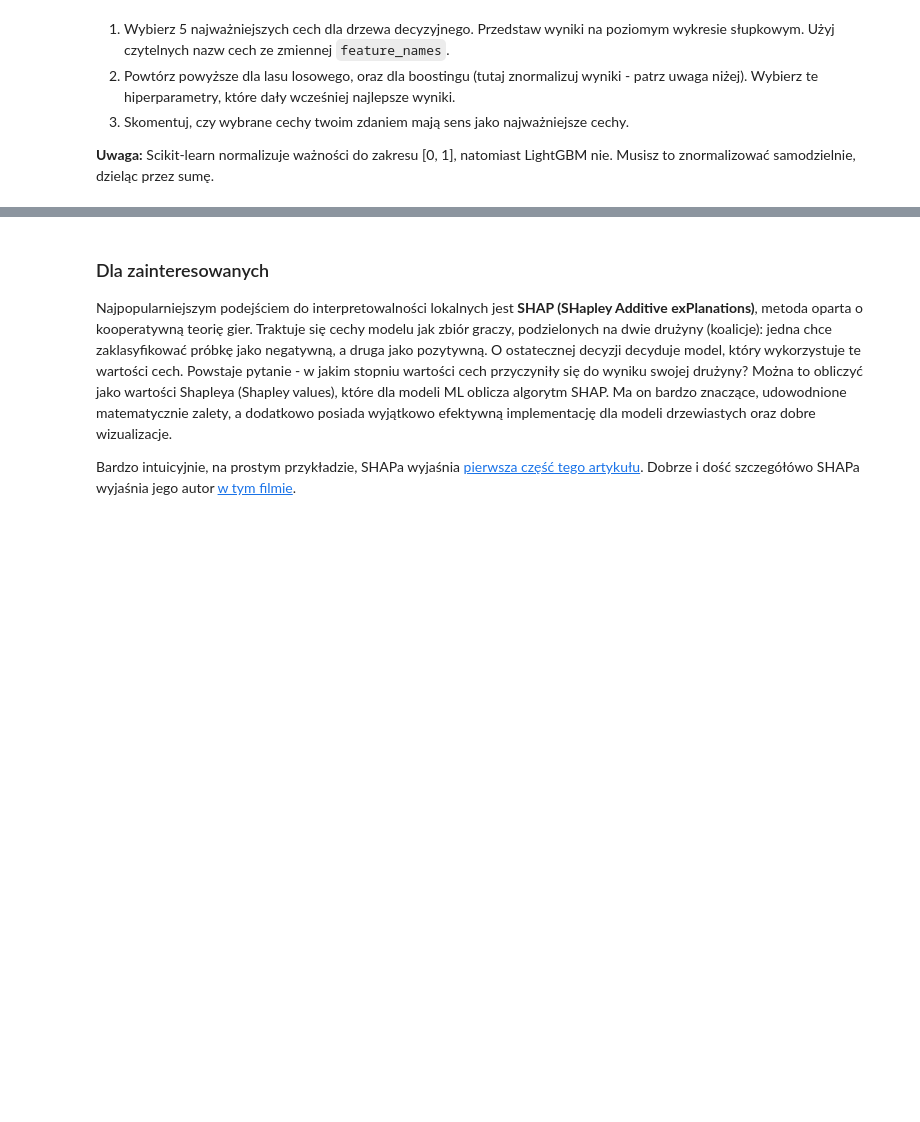
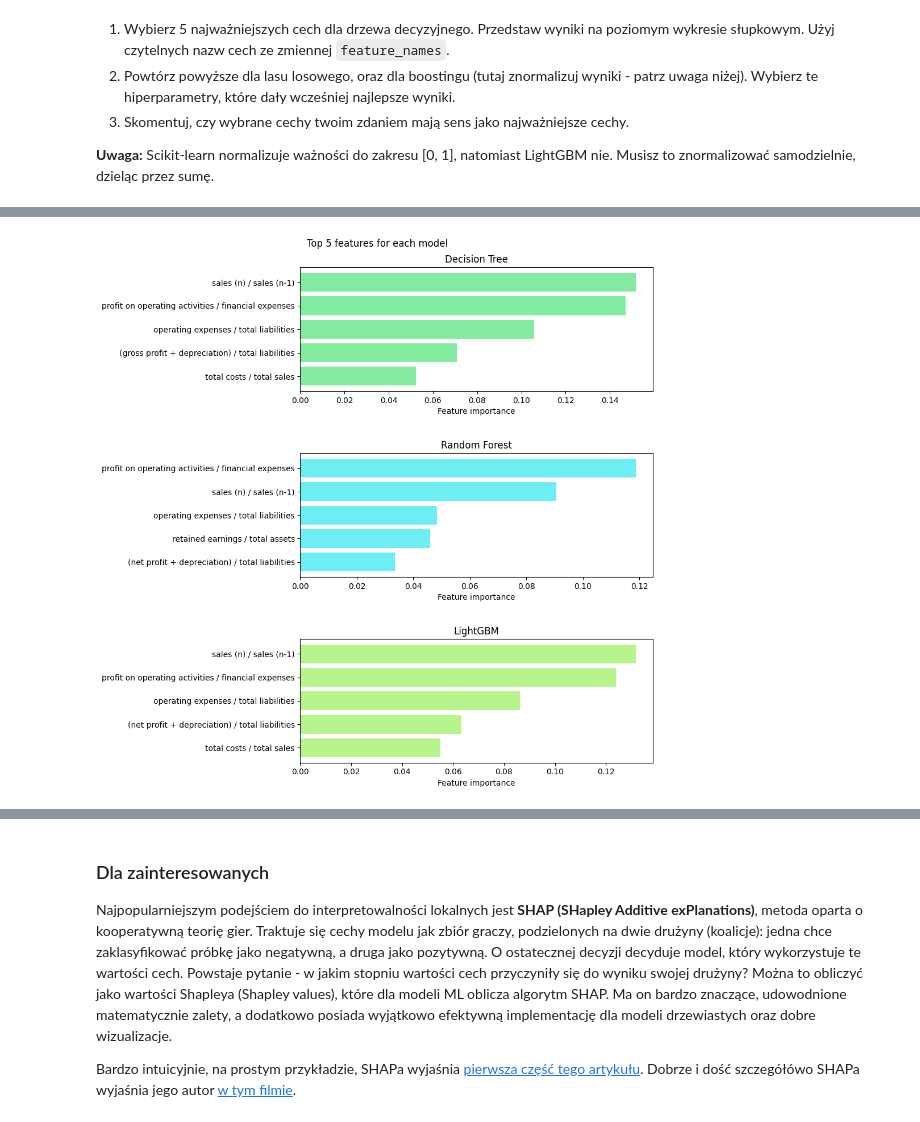
Before and after one commit to lkwinta/AI-Introduction, a Jupyter notebook: lab2/lab_2.ipynb, the cells around one changed output, grey strips where cells are left out. Cells and saved outputs as stored; diff of their text form; code cells hidden in the pictures; blank space fills up the shorter version.

```diff
--- a/lab2/lab_2.ipynb
+++ b/lab2/lab_2.ipynb
@@ -379,3 +396,5 @@ results.best_params_
+# %%
+random_forest_best_params = results.best_params_
 # %%
 auroc = roc_auc_score(y_test, results.predict_proba(X_test)[:, 1])
 auroc
@@ -525,3 +544,7 @@ weighted avg       0.97      0.97      0.97      2101
 
 Best parameters
 {'subsample': 0.9, 'num_leaves': 48, 'n_estimators': 500, 'learning_rate': 0.2, 'colsample_bytree': 0.8}
+# %%
+lightgbm_best_params = results.best_params_
+
+auroc
@@ -578,0 +600,9 @@ Ze względu na powyższe, ważności cech normalizuje się często do zakresu [0
+# %%
+random_tree = DecisionTreeClassifier(random_state=0, criterion='entropy')
+random_tree = random_tree.fit(X_train_res, y_train_res)
+
+random_forest = RandomForestClassifier(random_state=0, criterion='entropy', n_estimators=500, n_jobs=-1, max_features=random_forest_best_params['max_features'])
+random_forest = random_forest.fit(X_train_res, y_train_res)
+
+lightgbm = LGBMClassifier(random_state=0, n_jobs=-1, importance_type='gain', **lightgbm_best_params)
+lightgbm = lightgbm.fit(X_train_res, y_train_res)
@@ -578,0 +627,26 @@ Ze względu na powyższe, ważności cech normalizuje się często do zakresu [0
+# %%
+top_features_tree = np.argpartition(random_tree.feature_importances_, -5)[-5:]
+top_features_forest = np.argpartition(random_forest.feature_importances_, -5)[-5:]
+
+lightgbm_importance = lightgbm.feature_importances_
+lightgbm_importance = lightgbm_importance / lightgbm_importance.sum()
+top_features_lightgbm = np.argpartition(lightgbm_importance, -5)[-5:]
+
+fig, (ax1, ax2, ax3) = plt.subplots(3, 1, figsize=(10, 10))
+ax1.barh(np.array(feature_names)[top_features_tree], random_tree.feature_importances_[top_features_tree], color='#83eb9f')
+ax1.set_title("Decision Tree")
+ax1.set_xlabel("Feature importance")
+
+ax2.barh(np.array(feature_names)[top_features_forest], random_forest.feature_importances_[top_features_forest], color="#6deef2")
+ax2.set_title("Random Forest")
+ax2.set_xlabel("Feature importance")
+
+ax3.barh(np.array(feature_names)[top_features_lightgbm], lightgbm_importance[top_features_lightgbm], color="#b7f58c")
+ax3.set_title("LightGBM")
+ax3.set_xlabel("Feature importance")
+
+fig.suptitle("Top 5 features for each model")
+fig.tight_layout()
+fig.subplots_adjust(hspace=0.5)
+# %% [output]
+[figure, added]
```
Also changed, not shown: parts of 8 cells of this notebook.
